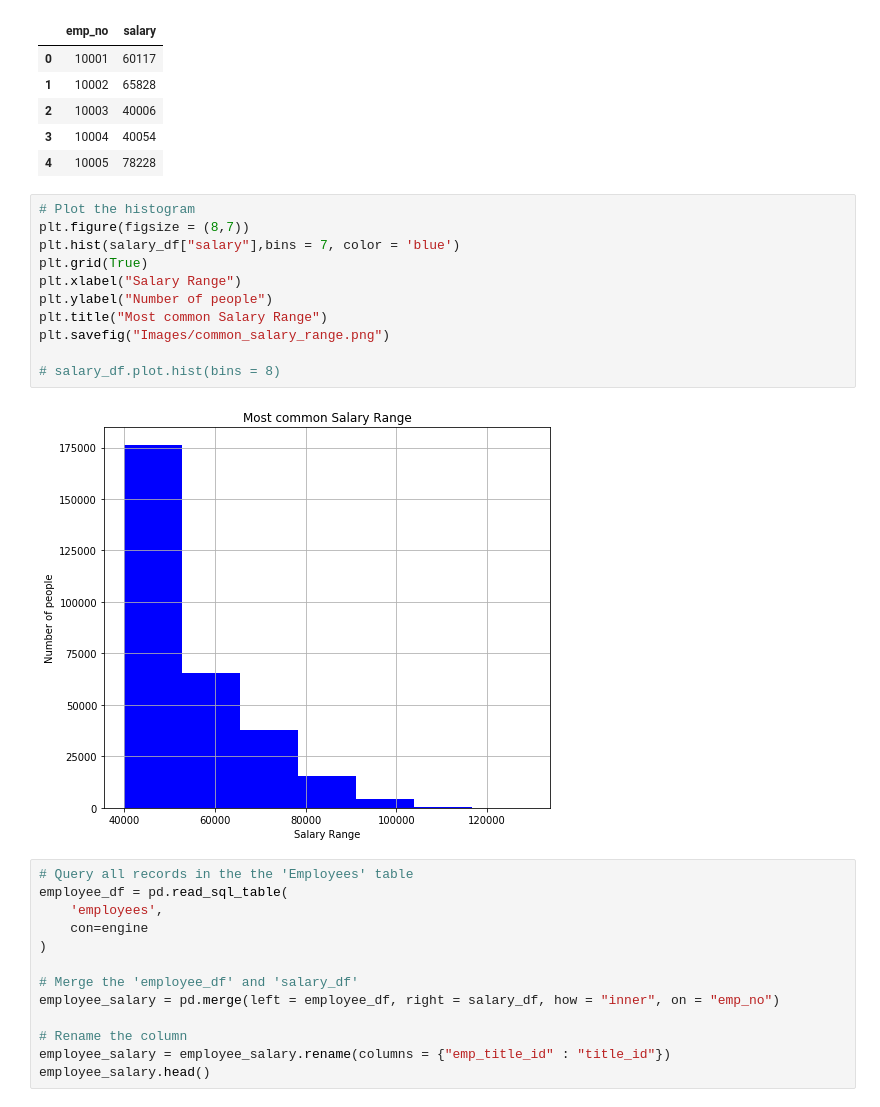
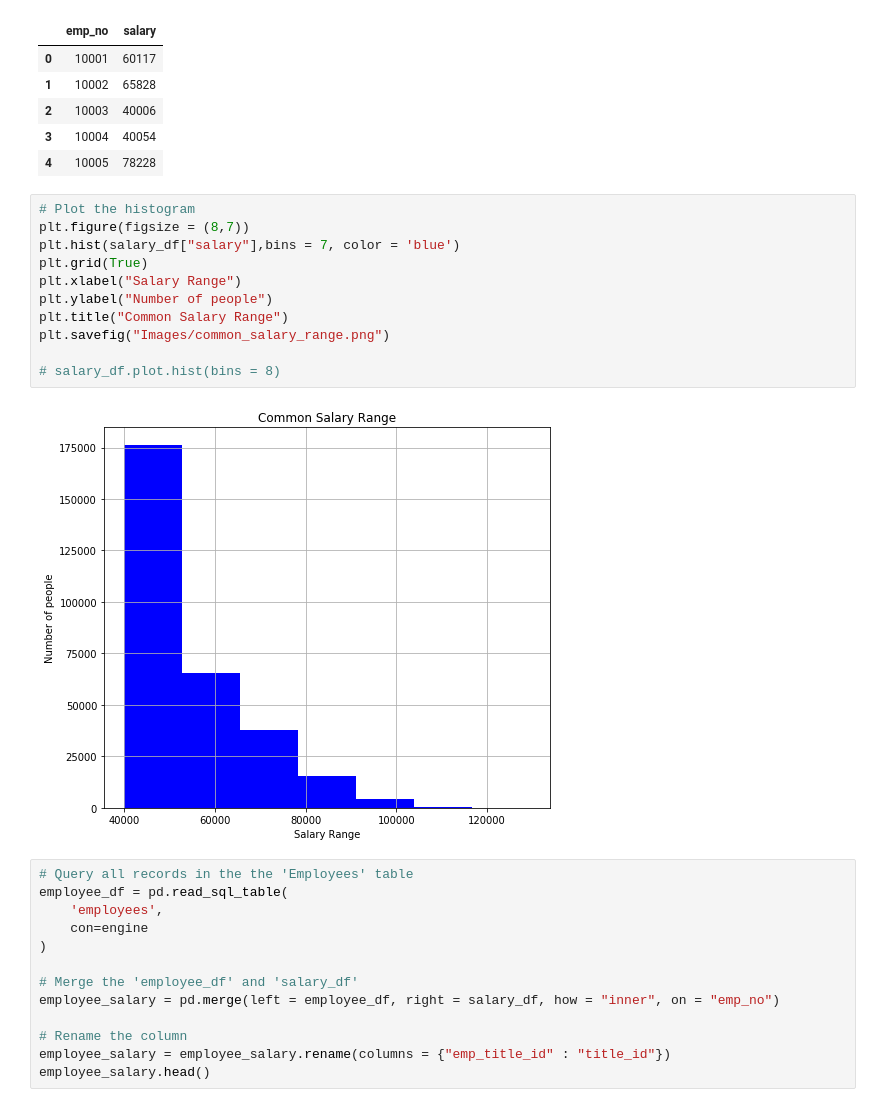
Before and after one commit to UoT-Bootcamp/Employee-Dataset, a Jupyter notebook: EmployeeSQL.ipynb, the cells around one changed output. Drawn from its saved outputs; the diff is of its cells as text.

```diff
--- a/EmployeeSQL.ipynb
+++ b/EmployeeSQL.ipynb
@@ -24,16 +24,16 @@ salary_df.head()
 # %%
 # Plot the histogram
 plt.figure(figsize = (8,7))
 plt.hist(salary_df["salary"],bins = 7, color = 'blue')
 plt.grid(True)
 plt.xlabel("Salary Range")
 plt.ylabel("Number of people")
-plt.title("Most common Salary Range")
+plt.title("Common Salary Range")
 plt.savefig("Images/common_salary_range.png")
 
 # salary_df.plot.hist(bins = 8)
 # %% [output]
-[figure, old version]
+[figure, new version]
 # %%
 # Query all records in the the 'Employees' table
 employee_df = pd.read_sql_table(
```
